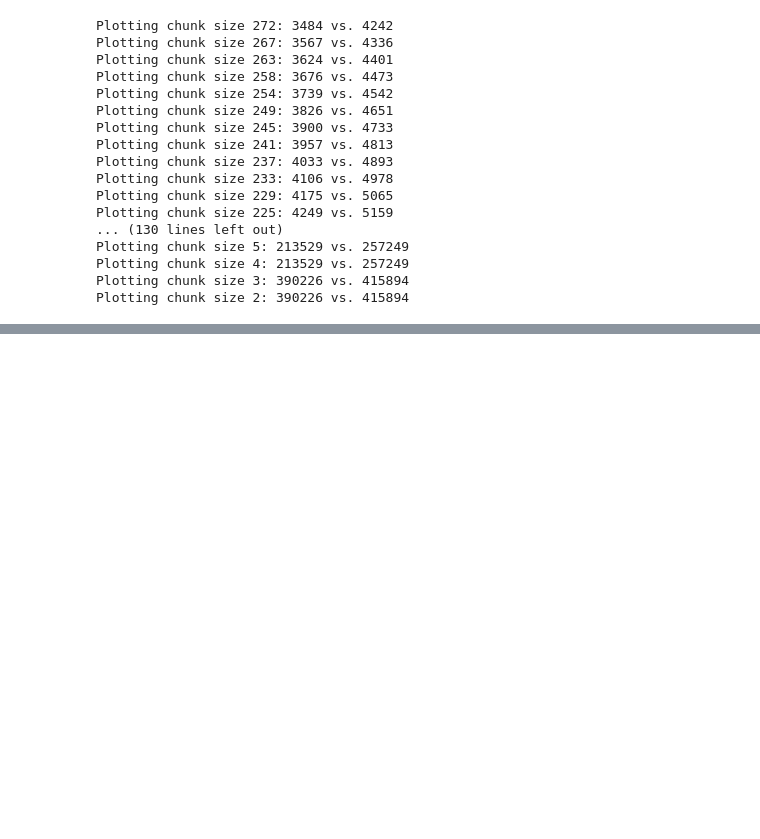
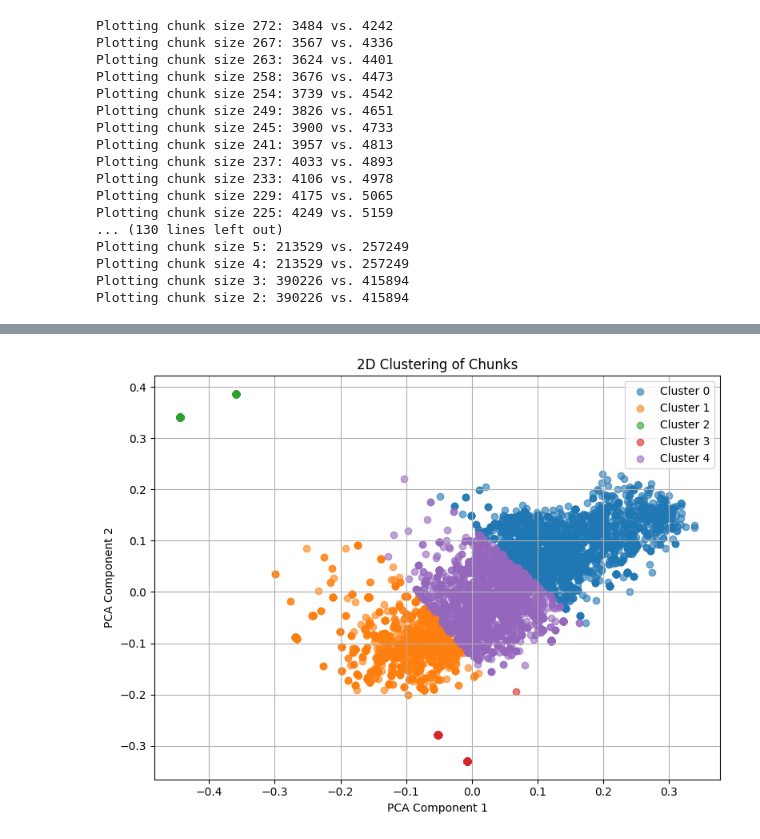
Before and after one commit to tobiaswuerth/rolling_embedding, a Jupyter notebook: playground_7_rolling_embedding.ipynb, the cells around one changed output, grey strips where cells are left out. Cells and saved outputs as stored; diff of their text form; code cells hidden in the pictures; blank space fills up the shorter version.

```diff
--- a/playground_7_rolling_embedding.ipynb
+++ b/playground_7_rolling_embedding.ipynb
@@ -340,0 +441,10 @@ Plotting chunk size 2: 390226 vs. 415894
+# %%
+chunk_size = 1
+chunks_cow = chunk_text(papers_cow[0], size=chunk_size)
+embeddings_cow = model.encode(chunks_cow, batch_size=1024)
+chunks_blackhole = chunk_text(papers_blackhole[0], size=chunk_size)
+embeddings_blackhole = model.encode(chunks_blackhole, batch_size=1024)
+
+all_embeddings = np.vstack([embeddings_cow, embeddings_blackhole])
+reducer = PCA(n_components=2, random_state=42)
+embedding_2d = reducer.fit_transform(all_embeddings)
@@ -340,0 +461,25 @@ Plotting chunk size 2: 390226 vs. 415894
+# %%
+from sklearn.cluster import KMeans
+import numpy as np
+
+# Cluster
+N = 5
+kmeans = KMeans(n_clusters=N, random_state=42)
+labels = kmeans.fit_predict(embedding_2d)
+
+import matplotlib.pyplot as plt
+
+plt.figure(figsize=(8, 6))
+for cluster_id in range(N):
+    indices = np.where(labels == cluster_id)
+    plt.scatter(embedding_2d[indices, 0], embedding_2d[indices, 1], label=f'Cluster {cluster_id}', alpha=0.6)
+
+plt.title("2D Clustering of Chunks")
+plt.xlabel("PCA Component 1")
+plt.ylabel("PCA Component 2")
+plt.legend()
+plt.grid(True)
+plt.tight_layout()
+plt.show()
+# %% [output]
+[figure, added]
```
Also changed, not shown: parts of 7 cells of this notebook, 2 other files.
